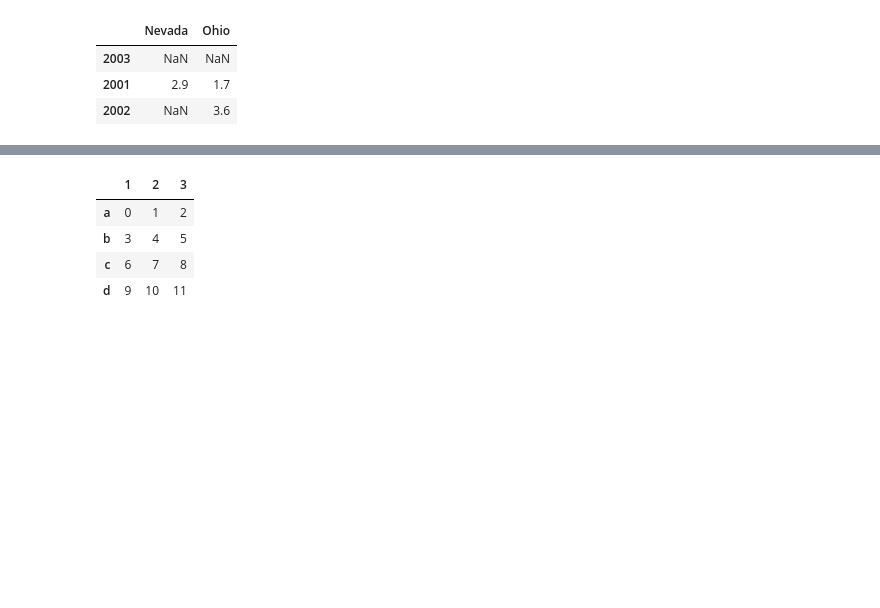
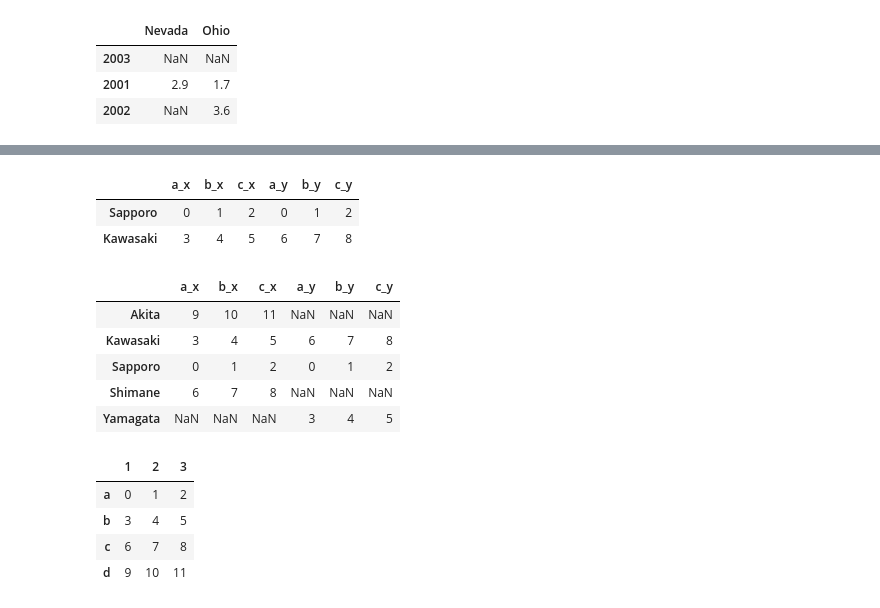
Before and after one commit to kinotsurayasu/python, a Jupyter notebook: Pandas.ipynb, the cells around one changed output, grey strips where cells are left out. Drawn from its saved outputs; the diff is of its cells as text; code cells hidden in the pictures; blank space fills up the shorter version.

```diff
--- a/Pandas.ipynb
+++ b/Pandas.ipynb
@@ -242,3 +238,18 @@ df1+df2
+# %%
+pd.merge(df1,df2,left_index=True,right_index=True)
+# %% [output]
+|  | a_x | b_x | c_x | a_y | b_y | c_y |
+| Sapporo | 0 | 1 | 2 | 0 | 1 | 2 |
+| Kawasaki | 3 | 4 | 5 | 6 | 7 | 8 |
+# %%
+pd.merge(df1,df2,left_index=True,right_index=True,how='outer')
+# %% [output]
+|  | a_x | b_x | c_x | a_y | b_y | c_y |
+| Akita | 9 | 10 | 11 | NaN | NaN | NaN |
+| Kawasaki | 3 | 4 | 5 | 6 | 7 | 8 |
+| Sapporo | 0 | 1 | 2 | 0 | 1 | 2 |
+| Shimane | 6 | 7 | 8 | NaN | NaN | NaN |
+| Yamagata | NaN | NaN | NaN | 3 | 4 | 5 |
 # %%
 df2=DataFrame(np.arange(9).reshape(3,3),columns=list('cde'),index=['Sapporo','Yamagata','Kawasaki'])
 df2
```
Also changed, not shown: parts of 73 cells of this notebook.
